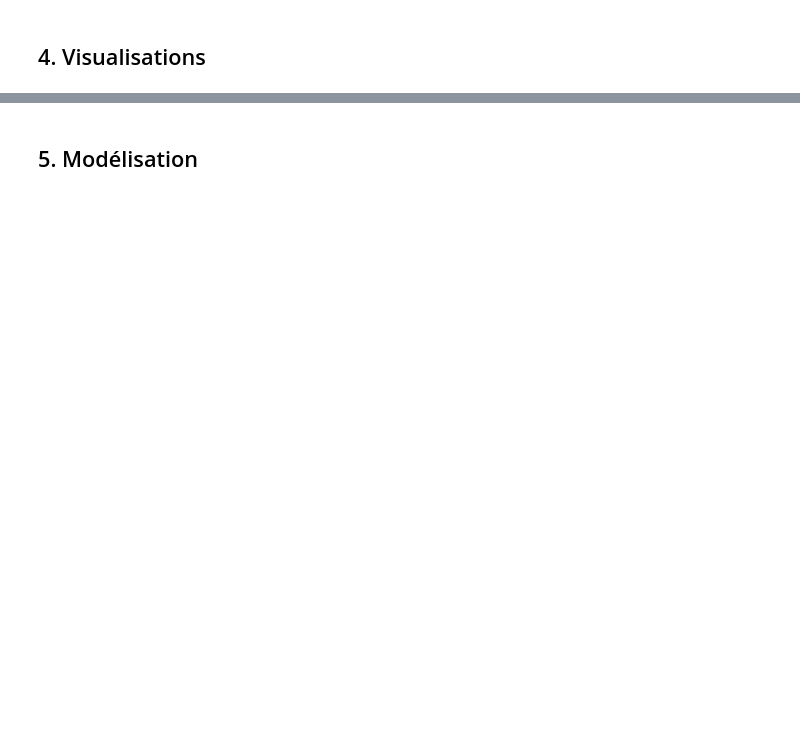
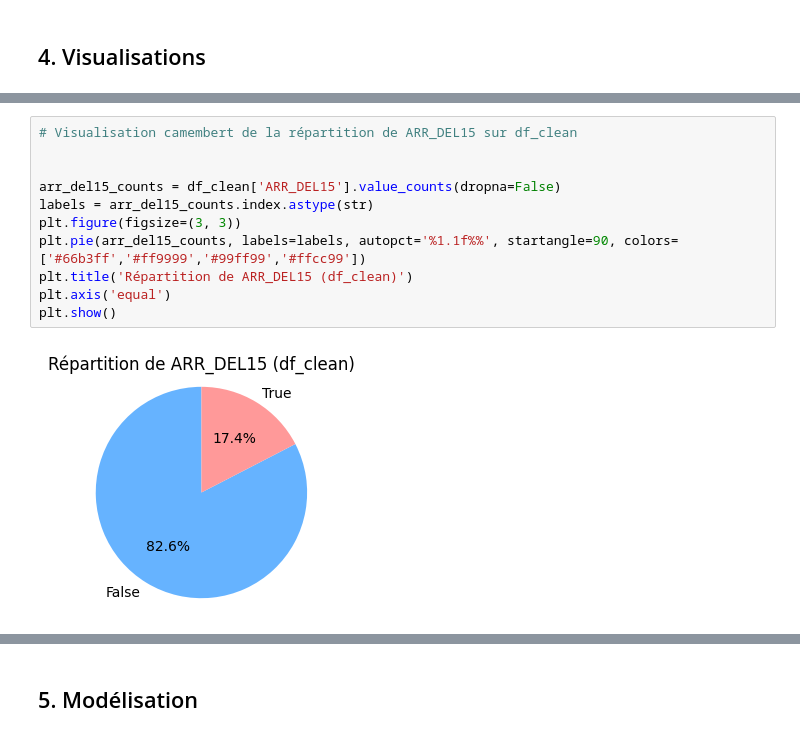
Before and after one commit to gcortier/mod6_1, a Jupyter notebook: database/flights/analyse-retards-avion.ipynb, the cells around one changed output, grey strips where cells are left out. Saved outputs shown, nothing was run; the diff lists cells and outputs as text; blank space fills up the shorter version.

```diff
--- a/database/flights/analyse-retards-avion.ipynb
+++ b/database/flights/analyse-retards-avion.ipynb
@@ -136,0 +129,13 @@ msno.matrix(df.sample(250))
+# %%
+# Visualisation camembert de la répartition de ARR_DEL15 sur df_clean
+
+
+arr_del15_counts = df_clean['ARR_DEL15'].value_counts(dropna=False)
+labels = arr_del15_counts.index.astype(str)
+plt.figure(figsize=(3, 3))
+plt.pie(arr_del15_counts, labels=labels, autopct='%1.1f%%', startangle=90, colors=['#66b3ff','#ff9999','#99ff99','#ffcc99'])
+plt.title('Répartition de ARR_DEL15 (df_clean)')
+plt.axis('equal')
+plt.show()
+# %% [output]
+[figure, added]
```
Also changed, not shown: parts of 16 cells of this notebook, 7 other files.
